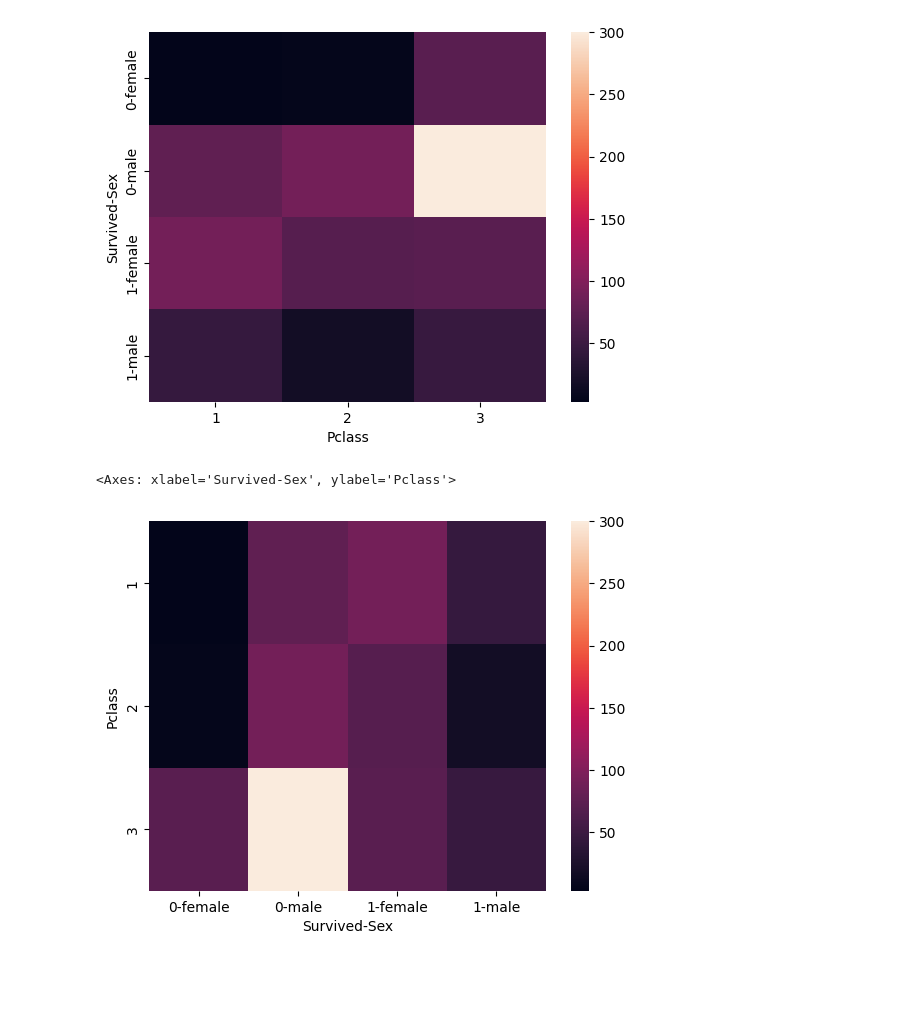
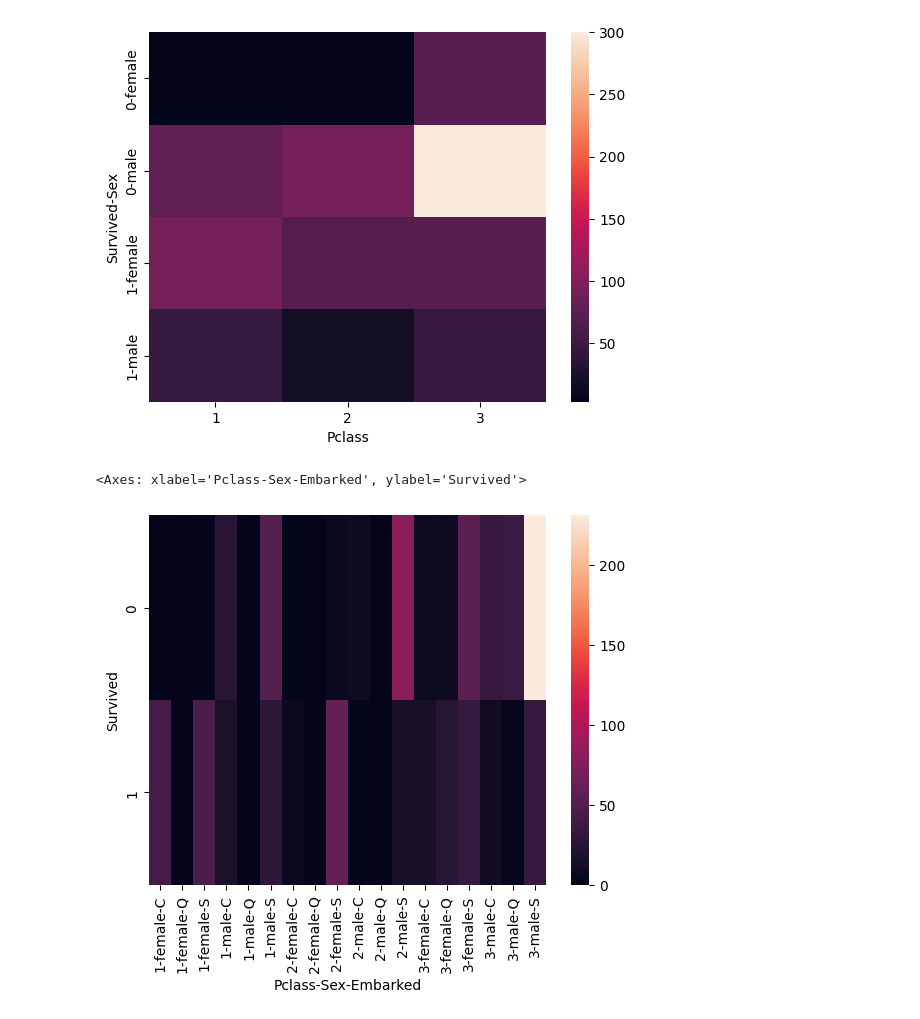
Before and after one commit to subhajit20/Learning-ML, a Jupyter notebook: test_ml.ipynb, the cells around one changed output. Saved outputs shown, nothing was run; the diff lists cells and outputs as text; code cells hidden in the pictures; blank space fills up the shorter version.

```diff
--- a/test_ml.ipynb
+++ b/test_ml.ipynb
@@ -182,7 +182,7 @@ sns.heatmap(pd.crosstab(index=[df["Survived"],df["Sex"]],columns=df["Pclass"]))
 <Axes: xlabel='Pclass', ylabel='Survived-Sex'>
 [figure]
 # %%
-sns.heatmap(pd.crosstab(index=df["Pclass"],columns=[df["Survived"],df["Sex"]]))
+sns.heatmap(pd.crosstab(index=df["Survived"],columns=[df["Pclass"],df["Sex"],df["Embarked"]]))
 # %% [output]
-<Axes: xlabel='Survived-Sex', ylabel='Pclass'>
+<Axes: xlabel='Pclass-Sex-Embarked', ylabel='Survived'>
-[figure, old version]
+[figure, new version]
```
Also changed, not shown: parts of 3 cells of this notebook.
